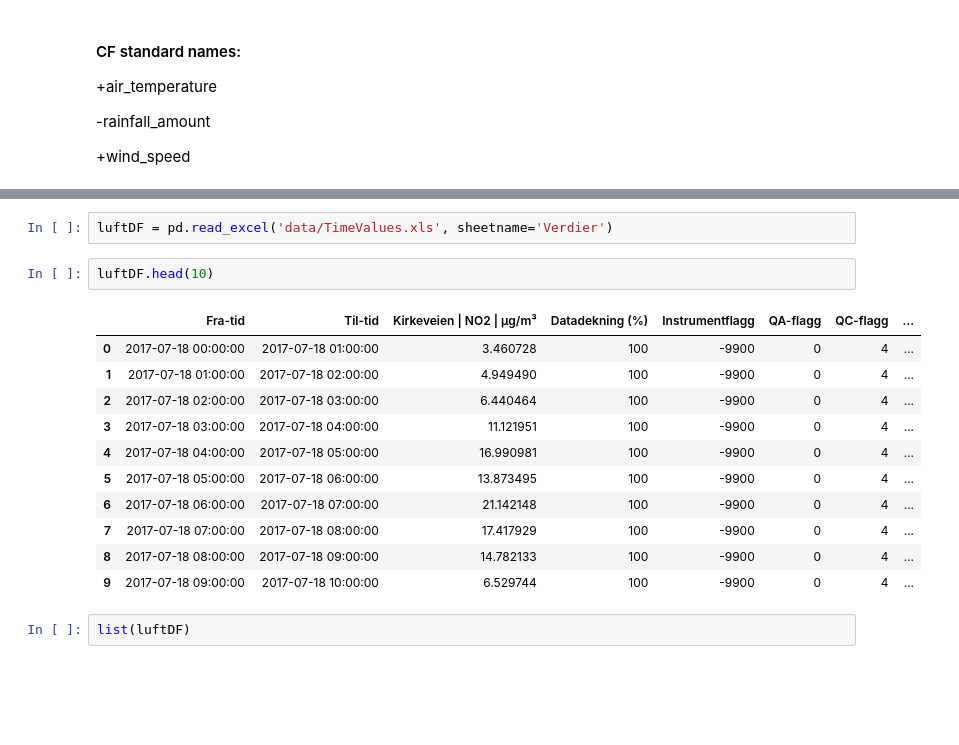
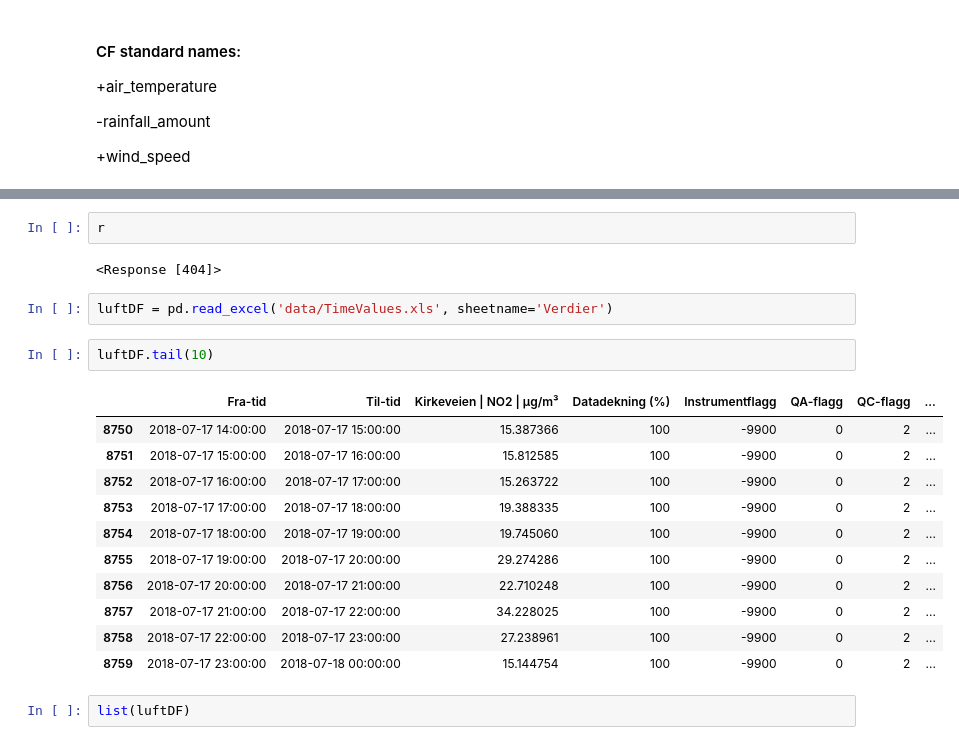
Before and after one commit to gustavberggren96/DataAnalyticsGroup3, a Jupyter notebook: AirPollutionAnalysis.ipynb, the cells around one changed output, grey strips where cells are left out. Drawn from its saved outputs; the diff is of its cells as text; blank space fills up the shorter version.

```diff
--- a/AirPollutionAnalysis.ipynb
+++ b/AirPollutionAnalysis.ipynb
@@ -92,19 +96,23 @@ rain_df[rain_df.Rain > 0].head(10)
+# %%
+r
+# %% [output]
+<Response [404]>
 # %%
 luftDF = pd.read_excel('data/TimeValues.xls', sheetname='Verdier')
 # %%
-luftDF.head(10)
+luftDF.tail(10)
 # %% [output]
 |  | Fra-tid | Til-tid | Kirkeveien | NO2 | µg/m³ | Datadekning (%) | Instrumentflagg | QA-flagg | QC-flagg | ... |
-| 0 | 2017-07-18 00:00:00 | 2017-07-18 01:00:00 | 3.460728 | 100 | -9900 | 0 | 4 | ... |
-| 1 | 2017-07-18 01:00:00 | 2017-07-18 02:00:00 | 4.949490 | 100 | -9900 | 0 | 4 | ... |
-| 2 | 2017-07-18 02:00:00 | 2017-07-18 03:00:00 | 6.440464 | 100 | -9900 | 0 | 4 | ... |
-| 3 | 2017-07-18 03:00:00 | 2017-07-18 04:00:00 | 11.121951 | 100 | -9900 | 0 | 4 | ... |
-| 4 | 2017-07-18 04:00:00 | 2017-07-18 05:00:00 | 16.990981 | 100 | -9900 | 0 | 4 | ... |
-| 5 | 2017-07-18 05:00:00 | 2017-07-18 06:00:00 | 13.873495 | 100 | -9900 | 0 | 4 | ... |
-| 6 | 2017-07-18 06:00:00 | 2017-07-18 07:00:00 | 21.142148 | 100 | -9900 | 0 | 4 | ... |
-| 7 | 2017-07-18 07:00:00 | 2017-07-18 08:00:00 | 17.417929 | 100 | -9900 | 0 | 4 | ... |
-| 8 | 2017-07-18 08:00:00 | 2017-07-18 09:00:00 | 14.782133 | 100 | -9900 | 0 | 4 | ... |
-| 9 | 2017-07-18 09:00:00 | 2017-07-18 10:00:00 | 6.529744 | 100 | -9900 | 0 | 4 | ... |
+| 8750 | 2018-07-17 14:00:00 | 2018-07-17 15:00:00 | 15.387366 | 100 | -9900 | 0 | 2 | ... |
+| 8751 | 2018-07-17 15:00:00 | 2018-07-17 16:00:00 | 15.812585 | 100 | -9900 | 0 | 2 | ... |
+| 8752 | 2018-07-17 16:00:00 | 2018-07-17 17:00:00 | 15.263722 | 100 | -9900 | 0 | 2 | ... |
+| 8753 | 2018-07-17 17:00:00 | 2018-07-17 18:00:00 | 19.388335 | 100 | -9900 | 0 | 2 | ... |
+| 8754 | 2018-07-17 18:00:00 | 2018-07-17 19:00:00 | 19.745060 | 100 | -9900 | 0 | 2 | ... |
+| 8755 | 2018-07-17 19:00:00 | 2018-07-17 20:00:00 | 29.274286 | 100 | -9900 | 0 | 2 | ... |
+| 8756 | 2018-07-17 20:00:00 | 2018-07-17 21:00:00 | 22.710248 | 100 | -9900 | 0 | 2 | ... |
+| 8757 | 2018-07-17 21:00:00 | 2018-07-17 22:00:00 | 34.228025 | 100 | -9900 | 0 | 2 | ... |
+| 8758 | 2018-07-17 22:00:00 | 2018-07-17 23:00:00 | 27.238961 | 100 | -9900 | 0 | 2 | ... |
+| 8759 | 2018-07-17 23:00:00 | 2018-07-18 00:00:00 | 15.144754 | 100 | -9900 | 0 | 2 | ... |
 # %%
 list(luftDF)
 # %% [output]
```
Also changed, not shown: parts of 22 cells of this notebook.
